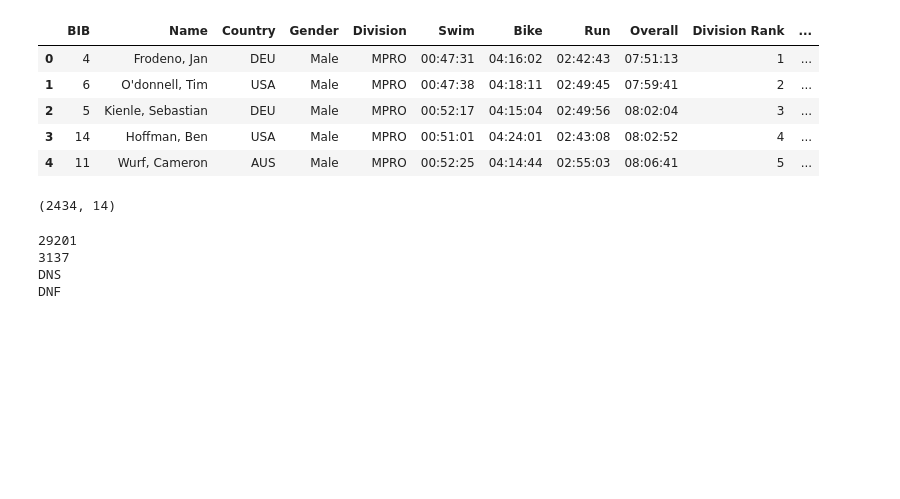
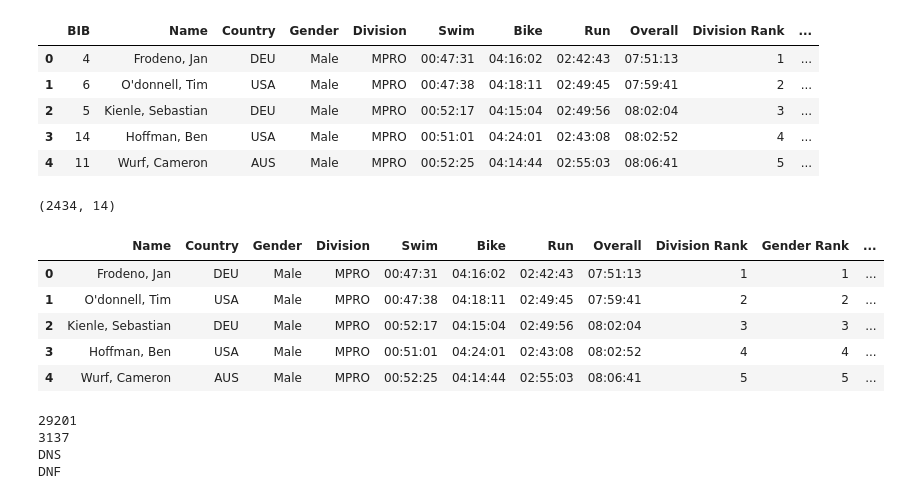
Before and after one commit to Luyyss/iron_man_2019_stats, a Jupyter notebook: app.ipynb, the cells around one changed output. Drawn from its saved outputs; the diff is of its cells as text; code cells hidden in the pictures; blank space fills up the shorter version.

```diff
--- a/app.ipynb
+++ b/app.ipynb
@@ -23,6 +23,16 @@ data.head()
 data.shape
 # %% [output]
 (2434, 14)
+# %%
+data.drop(columns=['BIB'], axis=1, inplace=True)
+data.head()
+# %% [output]
+|  | Name | Country | Gender | Division | Swim | Bike | Run | Overall | Division Rank | Gender Rank | ... |
+| 0 | Frodeno, Jan | DEU | Male | MPRO | 00:47:31 | 04:16:02 | 02:42:43 | 07:51:13 | 1 | 1 | ... |
+| 1 | O'donnell, Tim | USA | Male | MPRO | 00:47:38 | 04:18:11 | 02:49:45 | 07:59:41 | 2 | 2 | ... |
+| 2 | Kienle, Sebastian | DEU | Male | MPRO | 00:52:17 | 04:15:04 | 02:49:56 | 08:02:04 | 3 | 3 | ... |
+| 3 | Hoffman, Ben | USA | Male | MPRO | 00:51:01 | 04:24:01 | 02:43:08 | 08:02:52 | 4 | 4 | ... |
+| 4 | Wurf, Cameron | AUS | Male | MPRO | 00:52:25 | 04:14:44 | 02:55:03 | 08:06:41 | 5 | 5 | ... |
 # %%
 def strToSeconds(val):
     if ':' in str(val):
```
Also changed, not shown: 4 other files.
